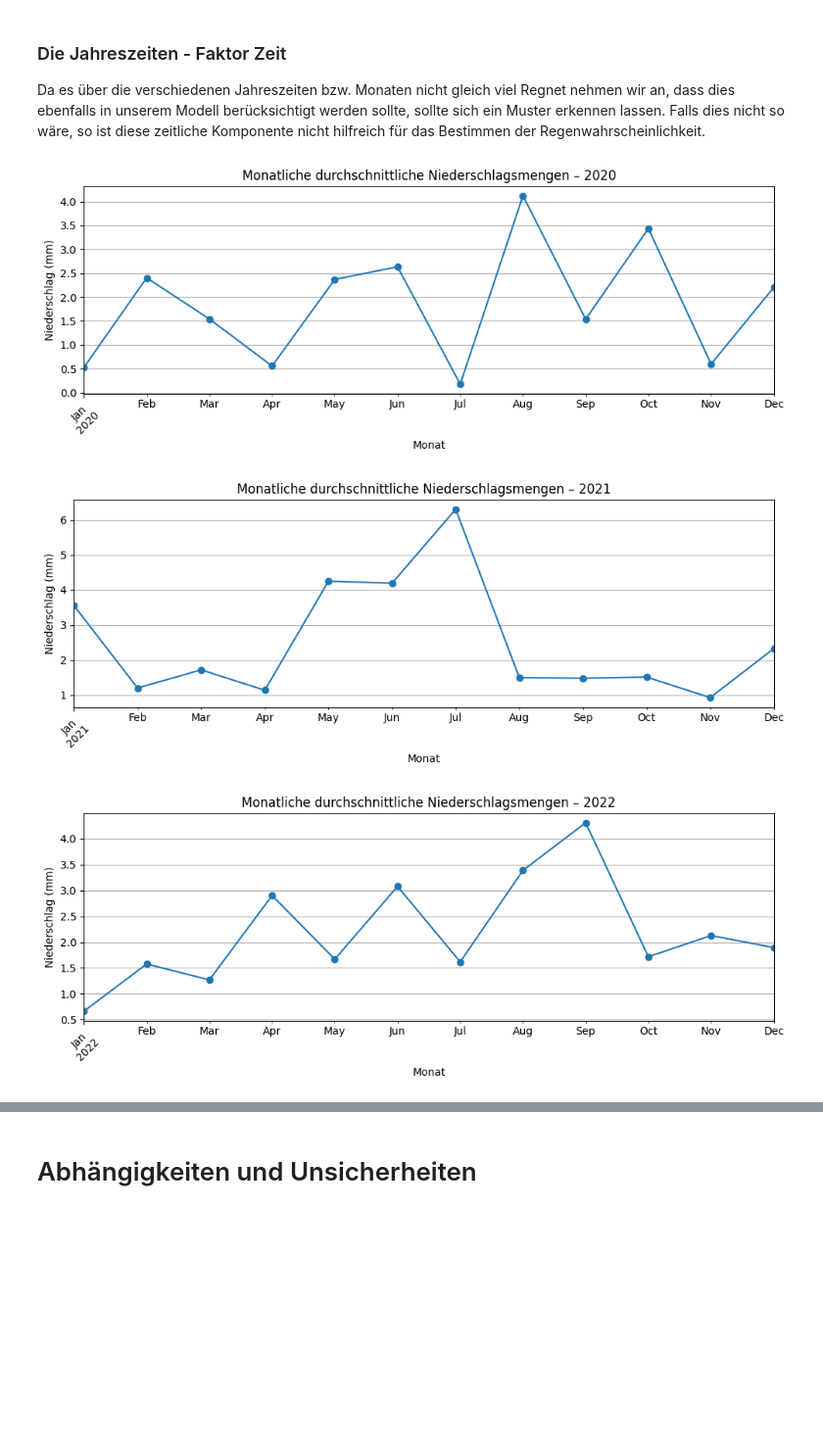
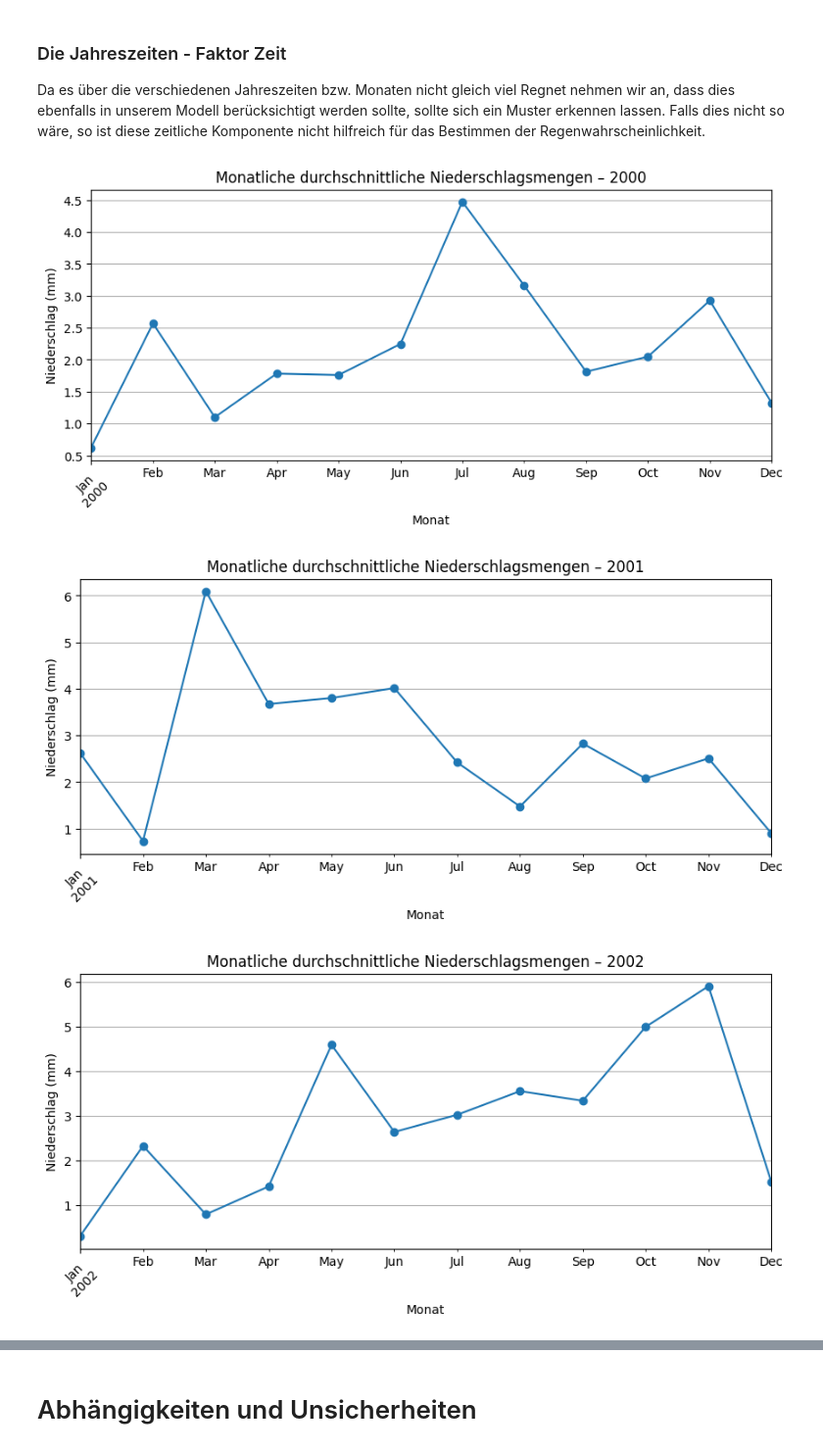
Before and after one commit to Mila19058/WER_Chellenge, a Jupyter notebook: sample.ipynb, the cells around one changed output, grey strips where cells are left out. Shown at 98% size. Drawn from its saved outputs; the diff is of its cells as text; code cells hidden in the pictures; blank space fills up the shorter version.

```diff
--- a/sample.ipynb
+++ b/sample.ipynb
@@ -57,22 +62,5 @@ import matplotlib.pyplot as plt
 # %%
-df_2020 = pd.read_csv('data/wetterdaten_2020.csv', sep=';')
-df_2021 = pd.read_csv('data/wetterdaten_2021.csv', sep=';')
-df_2022 = pd.read_csv('data/wetterdaten_2022.csv', sep=';')
-df_2023 = pd.read_csv('data/wetterdaten_2023.csv', sep=';')
-df_2024 = pd.read_csv('data/wetterdaten_2024.csv', sep=';')
-df_2025 = pd.read_csv('data/wetterdaten_2025.csv', sep=';')
-
-print(df_2020.columns)
-
-
-df_2020_2025_merged = pd.concat([
-    df_2020,
-    df_2021,
-    df_2022,
-    df_2023,
-    df_2024,
-    df_2025
-], ignore_index=True)
+df_2000_2025 = pd.read_csv('data/wetterdaten_2000_2025.csv', sep=';')
 
 # Umwandeln des Datums
-df_2020_2025_merged['Datum'] = pd.to_datetime(df_2020_2025_merged['Datum'])
+df_2000_2025['Datum'] = pd.to_datetime(df_2000_2025['Datum'])
@@ -172,28 +217,28 @@ Temperatur ab.
 ### Die Jahreszeiten - Faktor Zeit
 Da es über die verschiedenen Jahreszeiten bzw. Monaten nicht gleich viel Regnet nehmen wir an, dass dies ebenfalls in unserem Modell berücksichtigt werden sollte, sollte sich ein Muster erkennen lassen. Falls dies nicht so wäre, so ist diese zeitliche Komponente nicht hilfreich für das Bestimmen der Regenwahrscheinlichkeit.
 # %%
-df_time_niederschlag = df_2020_2025_merged[['Datum', 'Niederschlag']]
+df_time_niederschlag = df_2000_2025[['Datum', 'Niederschlag']]
 
 df_time_niederschlag.set_index('Datum', inplace=True)
 
 # Jahresliste (optional automatisch aus den Daten extrahieren)
 jahre = df_time_niederschlag.index.year.unique()
 
 # Plot pro Jahr
 for jahr in sorted(jahre):
     # Daten für das Jahr filtern und monatlich mitteln
     monthly_avg = df_time_niederschlag[df_time_niederschlag.index.year == jahr]['Niederschlag'].resample('ME').mean()
 
     plt.figure(figsize=(10, 4))
     monthly_avg.plot(marker='o')
     plt.title(f"Monatliche durchschnittliche Niederschlagsmengen – {jahr}")
     plt.xlabel("Monat")
     plt.ylabel("Niederschlag (mm)")
     plt.grid(True)
     plt.xticks(rotation=45)
-    plt.tight_layout()
-    plt.show()
+plt.tight_layout()
+plt.show()
 # %% [output]
-[figure, old version]
+[figure, new version]
-[figure, old version]
+[figure, new version]
-[figure, old version]
+[figure, new version]
```
Also changed, not shown: parts of 14 cells of this notebook, 8 other files.
